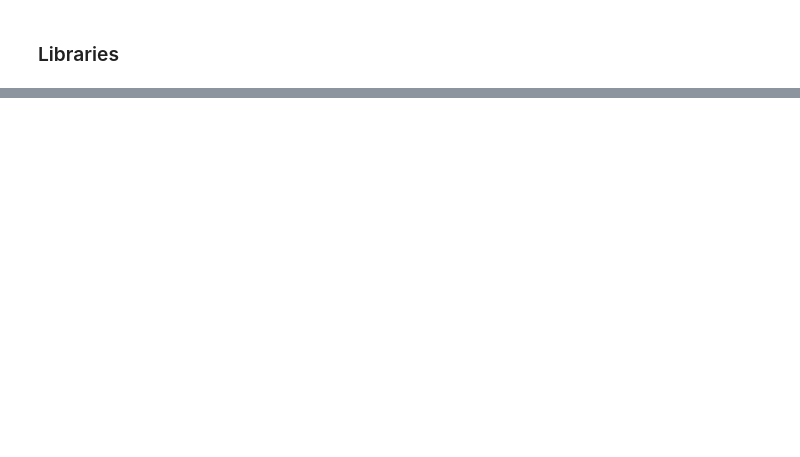
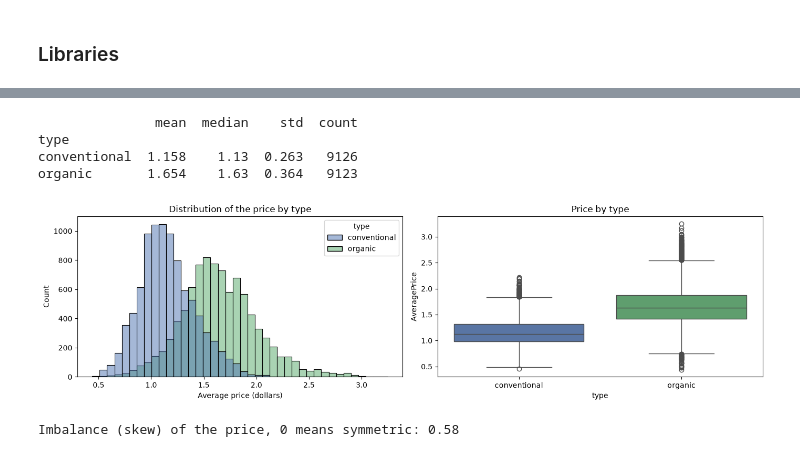
Before and after one commit to Jonathansl17/jarvis, a Jupyter notebook: avocado_price_regression/avocado_price_regression.ipynb, the cells around one changed output, grey strips where cells are left out. Drawn from its saved outputs; the diff is of its cells as text; code cells hidden in the pictures; blank space fills up the shorter version.

```diff
--- a/avocado_price_regression/avocado_price_regression.ipynb
+++ b/avocado_price_regression/avocado_price_regression.ipynb
@@ -115,0 +89,3 @@ To be developed.
+# %%
+avocado = avocado.drop(columns=['Unnamed: 0'])
+avocado.describe().round(2)
@@ -115,0 +104,7 @@ To be developed.
+# %%
+print(avocado['type'].value_counts())
+print()
+print("Distinct regions:", avocado['region'].nunique())
+print(avocado['year'].value_counts().sort_index())
+avocado['Date'] = pd.to_datetime(avocado['Date'])
+print("First week:", avocado['Date'].min().date(), " Last week:", avocado['Date'].max().date())
@@ -115,0 +131,19 @@ To be developed.
+# %%
+print(avocado.groupby('type')['AveragePrice'].agg(['mean', 'median', 'std', 'count']).round(3))
+
+fig, axes = plt.subplots(1, 2, figsize=(14, 4))
+sns.histplot(data=avocado, x='AveragePrice', hue='type', bins=40, ax=axes[0], palette=['#4c72b0', '#55a868'])
+axes[0].set_title('Distribution of the price by type')
+axes[0].set_xlabel('Average price (dollars)')
+sns.boxplot(data=avocado, x='type', y='AveragePrice', ax=axes[1], hue='type', palette=['#4c72b0', '#55a868'], legend=False)
+axes[1].set_title('Price by type')
+plt.tight_layout()
+plt.show()
+print("Imbalance (skew) of the price, 0 means symmetric:", round(avocado['AveragePrice'].skew(), 2))
+# %% [output]
+               mean  median    std  count
+type
+conventional  1.158    1.13  0.263   9126
+organic       1.654    1.63  0.364   9123
+[figure, added]
+Imbalance (skew) of the price, 0 means symmetric: 0.58
```
Also changed, not shown: parts of 54 cells of this notebook, 1 other file.
